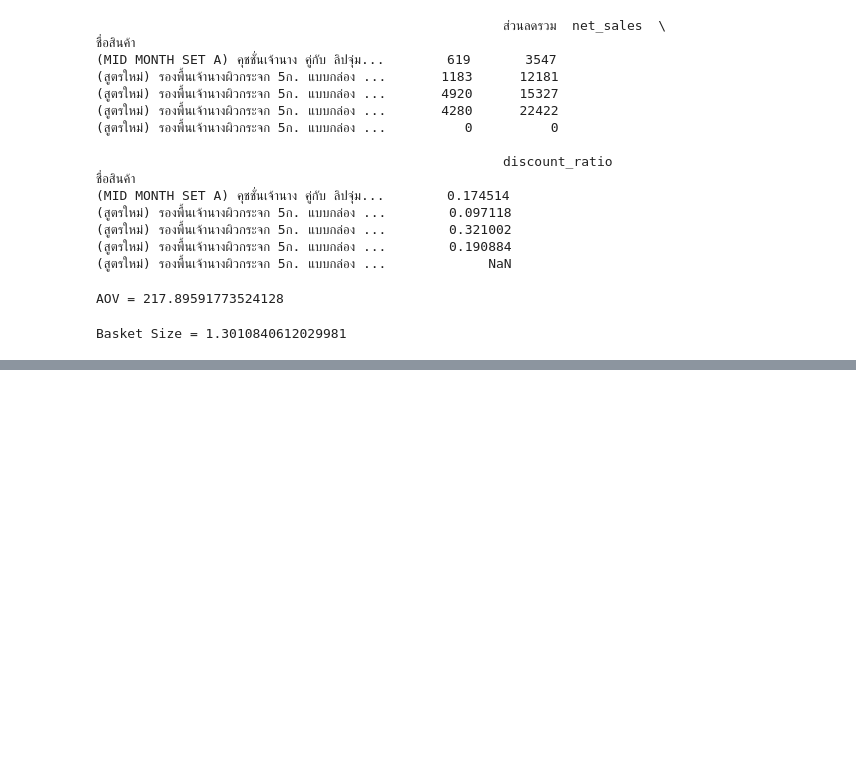
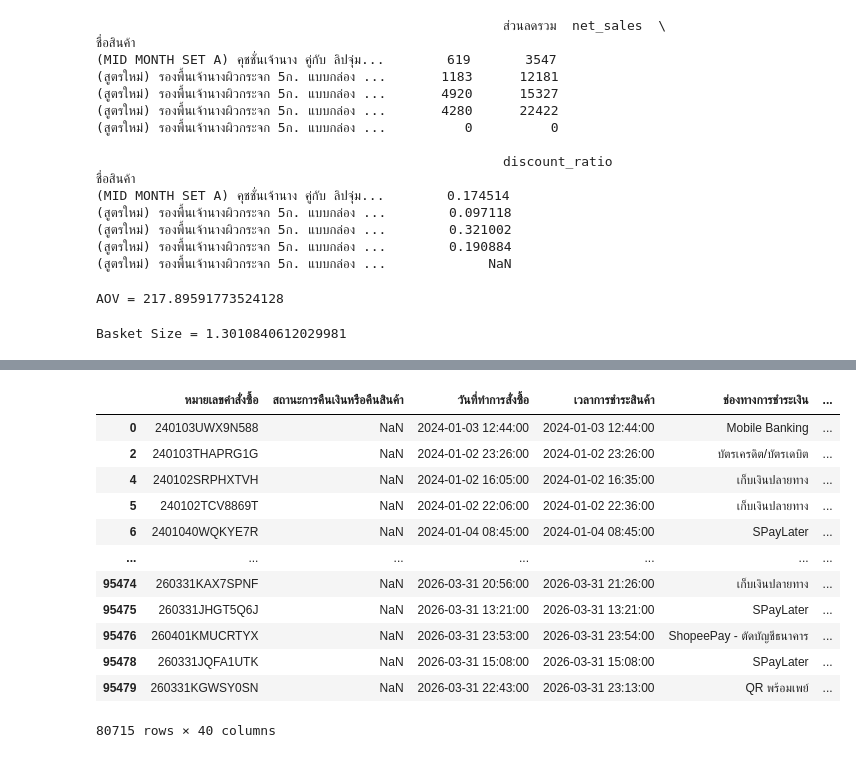
Before and after one commit to bugsotim/INTERNSHIP_CN_2026, a Jupyter notebook: shopee.ipynb, the cells around one changed output, grey strips where cells are left out. Cells and saved outputs as stored; diff of their text form; code cells hidden in the pictures; blank space fills up the shorter version.

```diff
--- a/shopee.ipynb
+++ b/shopee.ipynb
@@ -2834,0 +2843,18 @@ Basket Size = 1.3010840612029981
+# %%
+hh = unique_orders[unique_orders['ช่องทางการชำระเงิน'] != 'การเก็บเงินปลายทาง']
+# %%
+hh
+# %% [output]
+|  | หมายเลขคำสั่งซื้อ | สถานะการคืนเงินหรือคืนสินค้า | วันที่ทำการสั่งซื้อ | เวลาการชำระสินค้า | ช่องทางการชำระเงิน | ... |
+| 0 | 240103UWX9N588 | NaN | 2024-01-03 12:44:00 | 2024-01-03 12:44:00 | Mobile Banking | ... |
+| 2 | 240103THAPRG1G | NaN | 2024-01-02 23:26:00 | 2024-01-02 23:26:00 | บัตรเครดิต/บัตรเดบิต | ... |
+| 4 | 240102SRPHXTVH | NaN | 2024-01-02 16:05:00 | 2024-01-02 16:35:00 | เก็บเงินปลายทาง | ... |
+| 5 | 240102TCV8869T | NaN | 2024-01-02 22:06:00 | 2024-01-02 22:36:00 | เก็บเงินปลายทาง | ... |
+| 6 | 2401040WQKYE7R | NaN | 2024-01-04 08:45:00 | 2024-01-04 08:45:00 | SPayLater | ... |
+| ... | ... | ... | ... | ... | ... | ... |
+| 95474 | 260331KAX7SPNF | NaN | 2026-03-31 20:56:00 | 2026-03-31 21:26:00 | เก็บเงินปลายทาง | ... |
+| 95475 | 260331JHGT5Q6J | NaN | 2026-03-31 13:21:00 | 2026-03-31 13:21:00 | SPayLater | ... |
+| 95476 | 260401KMUCRTYX | NaN | 2026-03-31 23:53:00 | 2026-03-31 23:54:00 | ShopeePay - ตัดบัญชีธนาคาร | ... |
+| 95478 | 260331JQFA1UTK | NaN | 2026-03-31 15:08:00 | 2026-03-31 15:08:00 | SPayLater | ... |
+| 95479 | 260331KGWSY0SN | NaN | 2026-03-31 22:43:00 | 2026-03-31 23:13:00 | QR พร้อมเพย์ | ... |
+80715 rows × 40 columns
```
Also changed, not shown: parts of 38 cells of this notebook.
